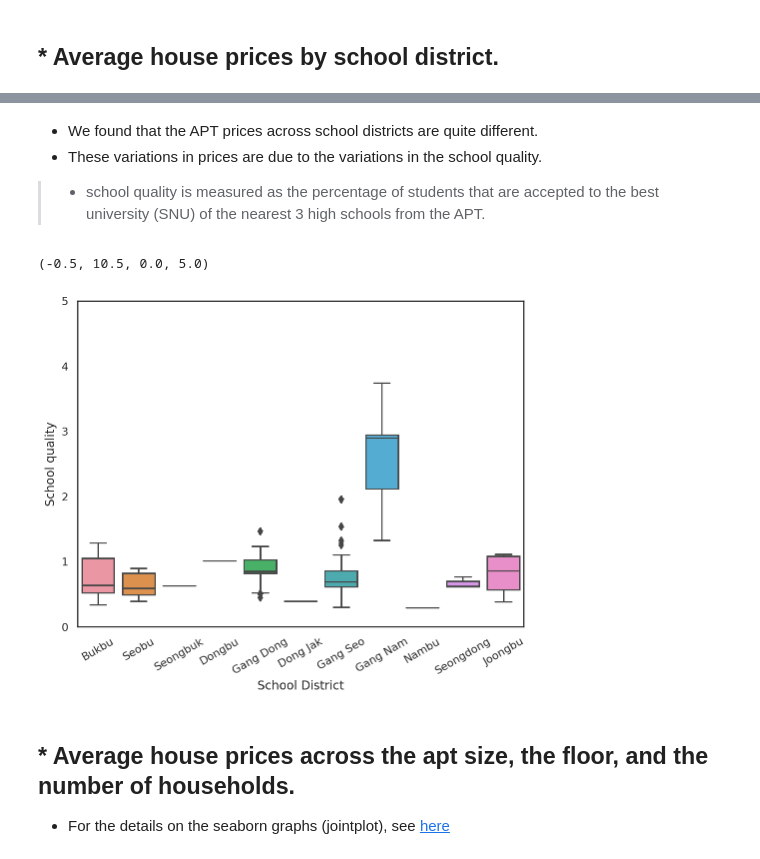
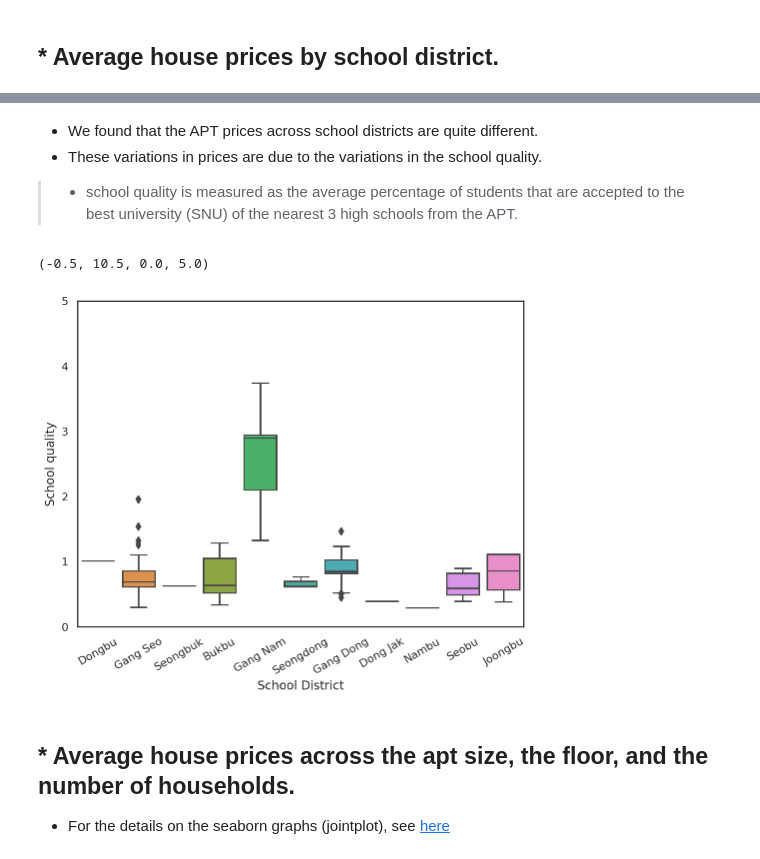
Before and after one commit to ml-kim/Predicting-apartment-prices-in-Seoul, a Jupyter notebook: predicting-apartment-prices-in-seoul.ipynb, the cells around one changed output, grey strips where cells are left out. Drawn from its saved outputs; the diff is of its cells as text; code cells hidden in the pictures.

```diff
--- a/predicting-apartment-prices-in-seoul.ipynb
+++ b/predicting-apartment-prices-in-seoul.ipynb
@@ -450,22 +585,22 @@ fig.axis(ymin=0, ymax=3000000)
 # %% [markdown]
 * We found that the APT prices across school districts are quite different.
 * These variations in prices are due to the variations in the school quality.
-> * school quality is measured as the percentage of students that are accepted to the best university (SNU) of the nearest 3 high schools from the APT.
+> * school quality is measured as the average percentage of students that are accepted to the best university (SNU) of the nearest 3 high schools from the APT.
 # %%
 # School quality by school district
 
 var = 'schoolDistHs'
-xx = X_train['new..prop..snu23']
+xx = X_train['schoolQuality']
 data = pd.concat([xx, X_train[var]], axis=1)
 f, ax = plt.subplots(figsize=(8, 6));
-fig = sns.boxplot(x='schoolDistHs', y='new..prop..snu23', data=data)
+fig = sns.boxplot(x='schoolDistHs', y='schoolQuality', data=data)
 fig.set_xticklabels(ax.get_xticklabels(),rotation=30)
 fig.set_xlabel('School District')
 fig.set_ylabel('School quality')
 fig.axis(ymin=0, ymax=5)
 # %% [output]
 (-0.5, 10.5, 0.0, 5.0)
-[figure, old version]
+[figure, new version]
 # %% [markdown]
 ## * Average house prices across the apt size, the floor, and the number of households.
 
```
Also changed, not shown: parts of 84 cells of this notebook.
